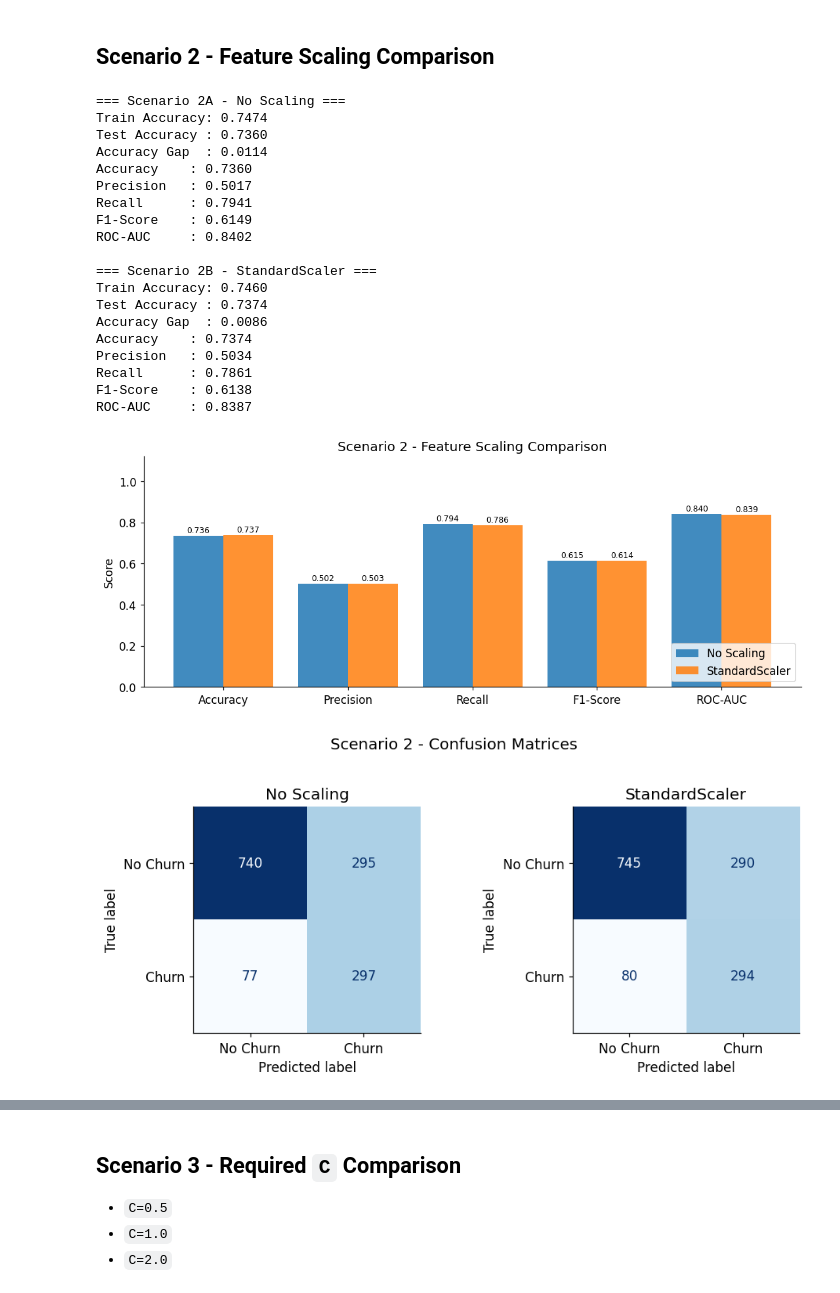
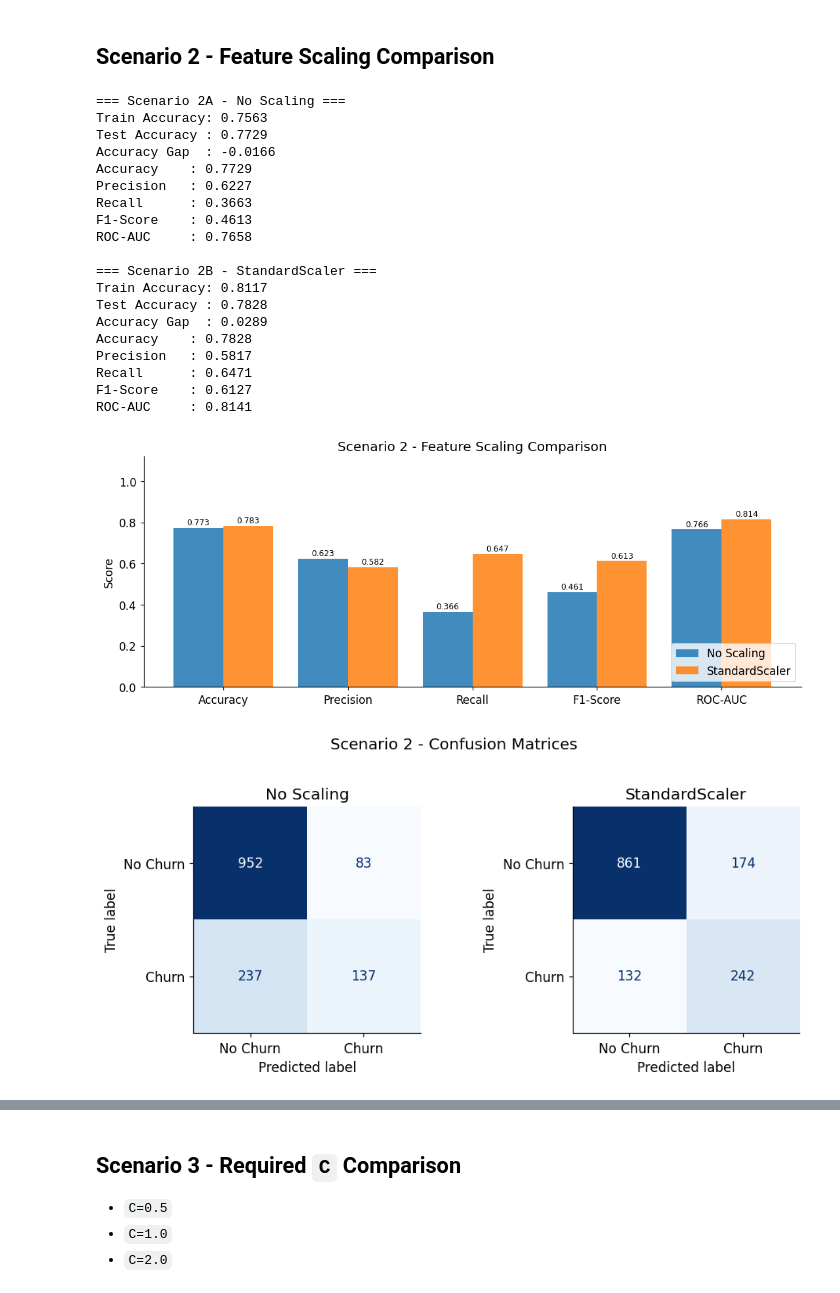
Before and after one commit to lemodoescoding/fp-ml-2026, a Jupyter notebook: svm.ipynb, the cells around one changed output, grey strips where cells are left out. Saved outputs shown, nothing was run; the diff lists cells and outputs as text; code cells hidden in the pictures.

```diff
--- a/svm.ipynb
+++ b/svm.ipynb
@@ -362,18 +384,0 @@ plot_roc(
-# %%
-baseline_importance = pd.Series(
-    np.abs(baseline_result["model"].coef_).ravel(),
-    index=X_train.columns,
-)
-top_15_baseline_features = baseline_importance.nlargest(15)
-
-fig, ax = plt.subplots(figsize=(8, 5))
-top_15_baseline_features.sort_values().plot(
-    kind="barh",
-    ax=ax,
-    color="#4C72B0",
-    alpha=0.85,
-)
-ax.set_title("Scenario 1 - Baseline SVM Top 15 Coefficient Magnitudes")
-ax.set_xlabel("Coefficient Magnitude")
-plt.tight_layout()
-plt.show()
@@ -387,18 +390,8 @@ no_scaling_result = run_svm(
     X_test,
     y_train,
     y_test,
+    kernel="rbf",
     C=1.0,
-)
-
-scaler = StandardScaler()
-X_train_scaled = X_train.copy()
-X_test_scaled = X_test.copy()
-
-X_train_scaled[CONTINUOUS_COLUMNS] = scaler.fit_transform(
-    X_train[CONTINUOUS_COLUMNS]
-)
-X_test_scaled[CONTINUOUS_COLUMNS] = scaler.transform(
-    X_test[CONTINUOUS_COLUMNS]
 )
 
 scaling_result = run_svm(
@@ -406,6 +399,7 @@ scaling_result = run_svm(
     X_test_scaled,
     y_train,
     y_test,
+    kernel="rbf",
     C=1.0,
 )
 
@@ -414,58 +408,63 @@ print()
 print_result("Scenario 2B - StandardScaler", scaling_result)
 # %% [output]
 === Scenario 2A - No Scaling ===
-Train Accuracy: 0.7474
-Test Accuracy : 0.7360
-Accuracy Gap  : 0.0114
-Accuracy    : 0.7360
-Precision   : 0.5017
-Recall      : 0.7941
-F1-Score    : 0.6149
-ROC-AUC     : 0.8402
+Train Accuracy: 0.7563
+Test Accuracy : 0.7729
+Accuracy Gap  : -0.0166
+Accuracy    : 0.7729
+Precision   : 0.6227
+Recall      : 0.3663
+F1-Score    : 0.4613
+ROC-AUC     : 0.7658
 
 === Scenario 2B - StandardScaler ===
-Train Accuracy: 0.7460
-Test Accuracy : 0.7374
-Accuracy Gap  : 0.0086
-Accuracy    : 0.7374
-Precision   : 0.5034
-Recall      : 0.7861
-F1-Score    : 0.6138
-ROC-AUC     : 0.8387
+Train Accuracy: 0.8117
+Test Accuracy : 0.7828
+Accuracy Gap  : 0.0289
+Accuracy    : 0.7828
+Precision   : 0.5817
+Recall      : 0.6471
+F1-Score    : 0.6127
+ROC-AUC     : 0.8141
 # %%
 scenario_2_metrics = {
     "No Scaling": no_scaling_result["metrics"],
     "StandardScaler": scaling_result["metrics"],
 }
 
 plot_metrics_bar(
     scenario_2_metrics,
     "Scenario 2 - Feature Scaling Comparison",
 )
 
 fig, axes = plt.subplots(1, 2, figsize=(9, 4))
 
 for ax, (label, result) in zip(
     axes,
     [
         ("No Scaling", no_scaling_result),
         ("StandardScaler", scaling_result),
     ],
 ):
     matrix = confusion_matrix(y_test, result["y_pred"])
     display = ConfusionMatrixDisplay(
         matrix,
         display_labels=["No Churn", "Churn"],
     )
-    display.plot(ax=ax, colorbar=False, cmap="Blues", values_format="d")
+    display.plot(
+        ax=ax,
+        colorbar=False,
+        cmap="Blues",
+        values_format="d",
+    )
     ax.set_title(label)
 
 plt.suptitle("Scenario 2 - Confusion Matrices", fontsize=13, y=1.02)
 plt.tight_layout()
 plt.show()
 # %% [output]
-[figure, old version]
+[figure, new version]
-[figure, old version]
+[figure, new version]
 # %%
 scenario_2_roc = {}
 
```
Also changed, not shown: parts of 17 cells of this notebook, 1 other file.
